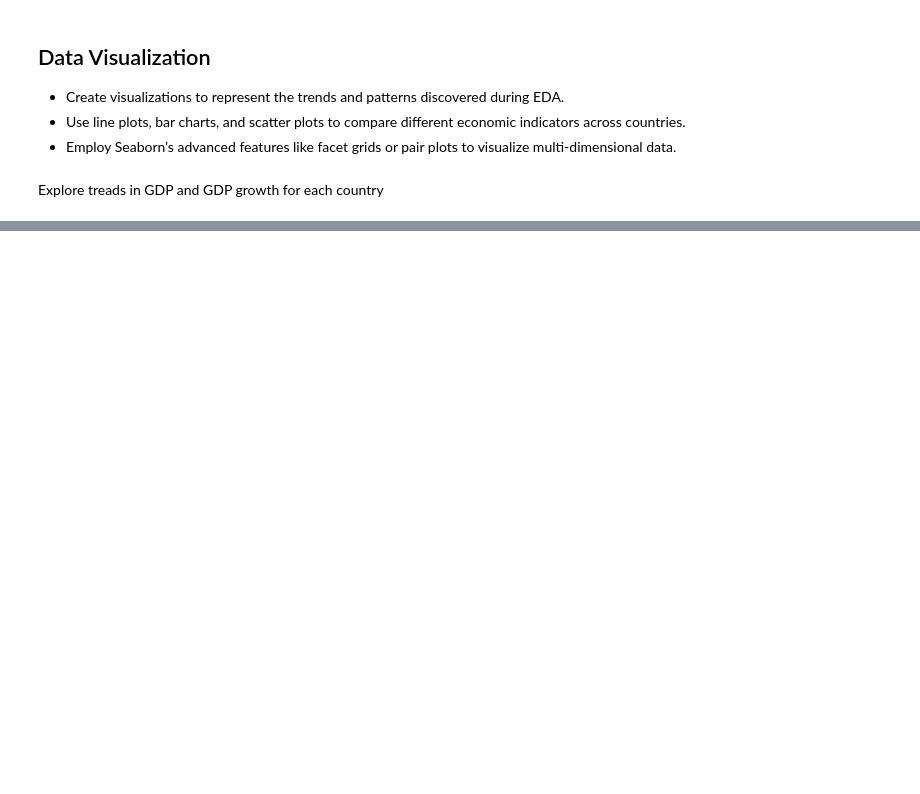
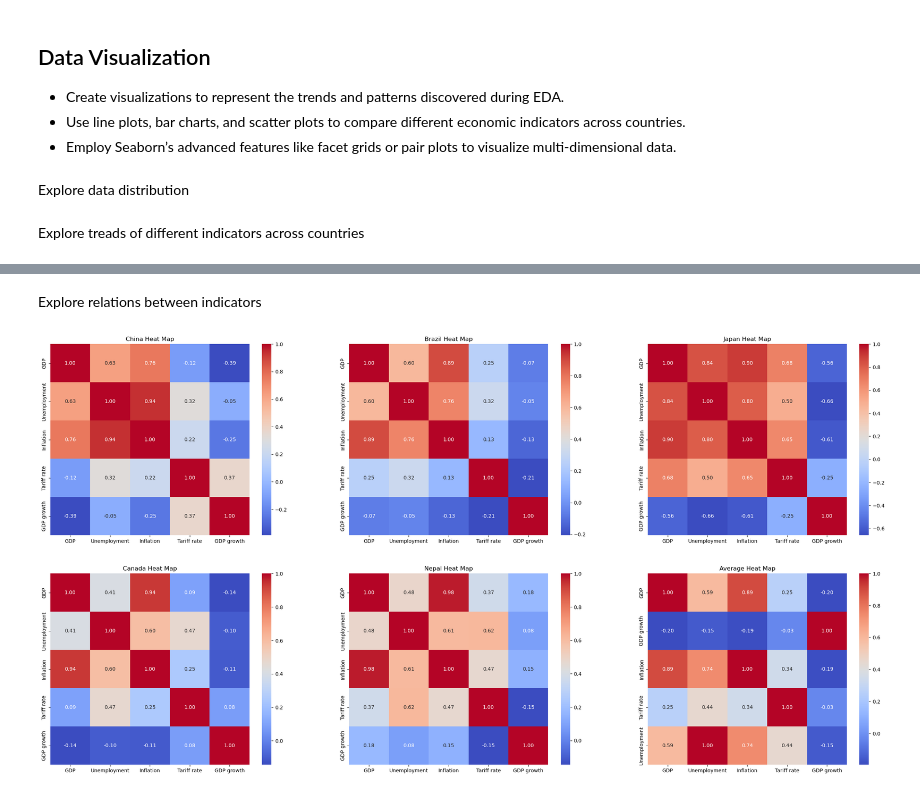
Before and after one commit to hasaki321/INFO212, a Jupyter notebook: HW2/HW2.ipynb, the cells around one changed output, grey strips where cells are left out. Cells and saved outputs as stored; diff of their text form; code cells hidden in the pictures; blank space fills up the shorter version.

```diff
--- a/HW2/HW2.ipynb
+++ b/HW2/HW2.ipynb
@@ -172,10 +175,11 @@ country_dfs = {}
 for country in country_names.values():
     country_dfs[country] = create_country_dataframe(dfs,country)
 
+df_corrs = {}
 for (name,df) in country_dfs.items():
     print(f'{name}:')
     df_corr = df.corr()
-
+    df_corrs[name] = df_corr
     print(df_corr)
 # %% [output]
 China:
@@ -204,6 +208,8 @@ during EDA.
 economic indicators across countries.
 - Employ Seaborn’s advanced features like facet grids or pair plots to
 visualize multi-dimensional data.
+# %% [markdown]
+Explore data distribution
 # %% [markdown]
-Explore treads in GDP and GDP growth for each country
+Explore treads of different indicators across countries
 # %%
@@ -238,3 +241,19 @@ grid = alt.vconcat(
 grid.display()
 # %% [output]
 [interactive output not drawn]
+# %% [markdown]
+Explore relations between indicators
+# %%
+fig, axs = plt.subplots(2, 3, figsize=(30, 15))
+
+for (name, df_corr), ax in zip(df_corrs.items(), axs.flatten()):
+    sns.heatmap(df_corr, ax=ax, cmap='coolwarm', annot=True, fmt=".2f")
+    ax.set_title(f'{name} Heat Map')
+
+mean_corr_matrix = pd.concat(df_corrs.values()).groupby(level=0).mean()
+sns.heatmap(mean_corr_matrix, ax=axs[-1][-1], cmap='coolwarm', annot=True, fmt=".2f")
+axs[-1][-1].set_title(f'Average Heat Map')
+
+plt.show()
+# %% [output]
+[figure, added]
```
Also changed, not shown: parts of 4 cells of this notebook.
